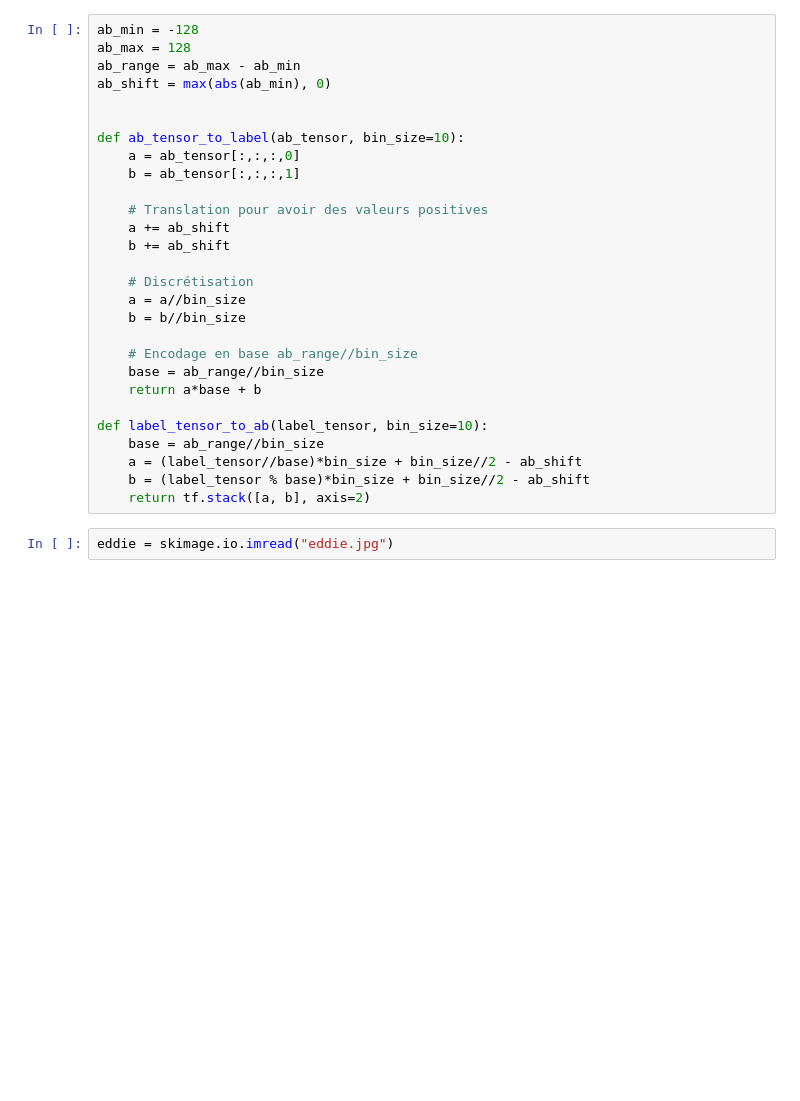
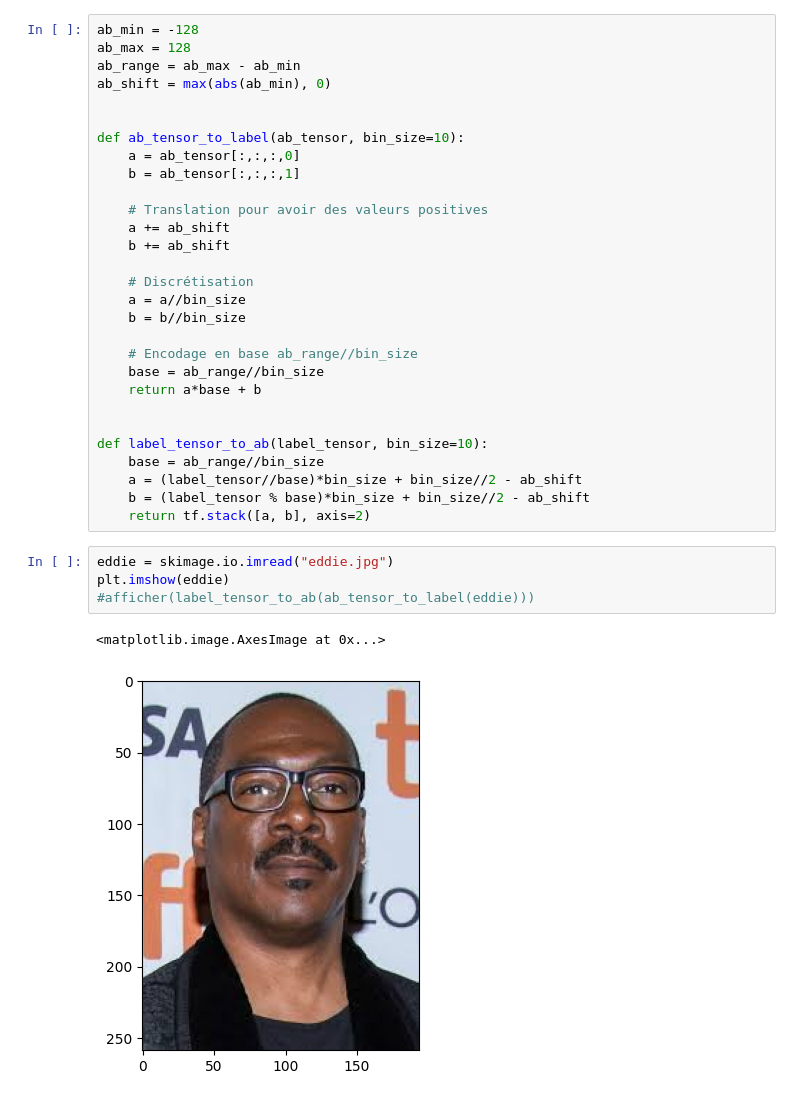
Before and after one commit to Kaduo/Deep-colorization-BIHAR-24-26, a Jupyter notebook: label.ipynb, the cells around one changed output. Drawn from its saved outputs; the diff is of its cells as text; blank space fills up the shorter version.

```diff
--- a/label.ipynb
+++ b/label.ipynb
@@ -35,6 +26,7 @@ def ab_tensor_to_label(ab_tensor, bin_size=10):
     base = ab_range//bin_size
     return a*base + b
 
+
 def label_tensor_to_ab(label_tensor, bin_size=10):
     base = ab_range//bin_size
     a = (label_tensor//base)*bin_size + bin_size//2 - ab_shift
@@ -42,3 +34,8 @@ def label_tensor_to_ab(label_tensor, bin_size=10):
     return tf.stack([a, b], axis=2)
 # %%
 eddie = skimage.io.imread("eddie.jpg")
+plt.imshow(eddie)
+#afficher(label_tensor_to_ab(ab_tensor_to_label(eddie)))
+# %% [output]
+<matplotlib.image.AxesImage at 0x...>
+[figure, added]
```
Also changed, not shown: parts of 2 cells of this notebook.
